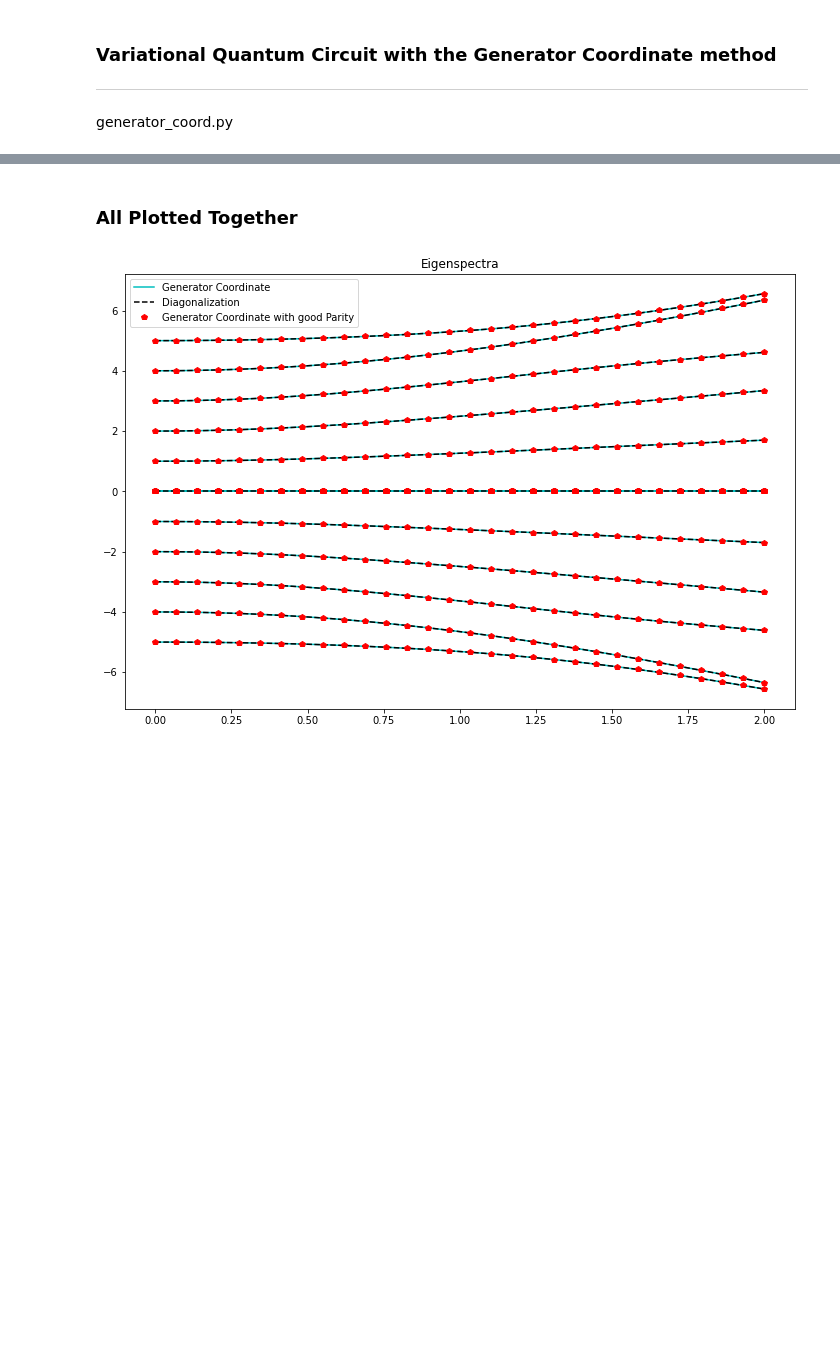
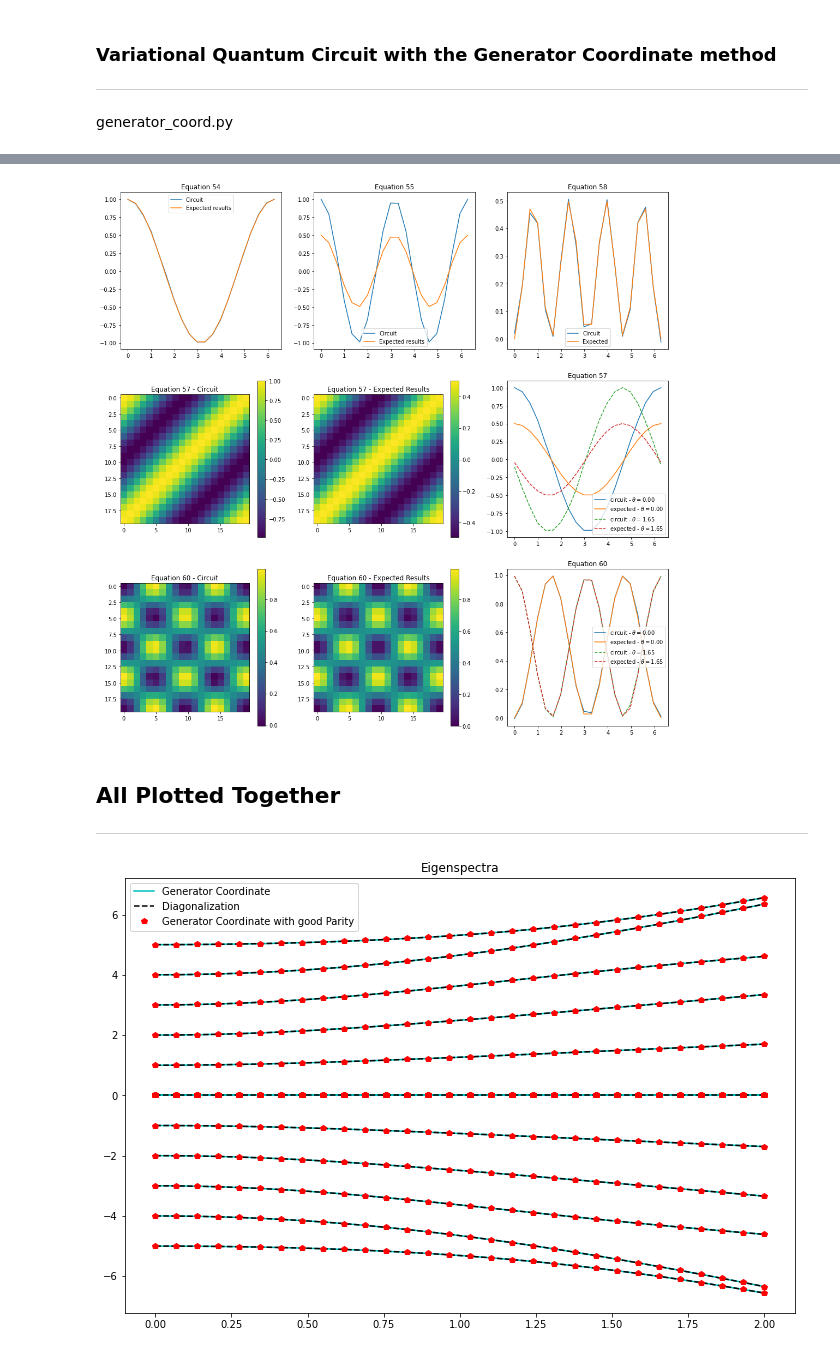
Before and after one commit to cwjsdsu/Qractice, a Jupyter notebook: McBrian/lipkin_model/lipkin.ipynb, the cells around one changed output, grey strips where cells are left out. Drawn from its saved outputs; the diff is of its cells as text; code cells hidden in the pictures; blank space fills up the shorter version.

```diff
--- a/McBrian/lipkin_model/lipkin.ipynb
+++ b/McBrian/lipkin_model/lipkin.ipynb
@@ -259,0 +290,18 @@ plt.show()
+# %%
+# Equation 55
+
+theta = np.linspace(0, 2*np.pi, n_variation)
+
+def diag_Z_circ(theta,backend,n_shots):
+    qc = qk.QuantumCircuit(1,1)
+
+    qc.ry(2*theta,0)
+    qc.measure(0,0)
+
+    exp_values = qk.execute(qc, backend, shots=n_shots)
+    results = exp_values.result().get_counts()
+    return mean_field.exp_value([1.,-1.], results, n_shots)
+
+z_diag_results = np.zeros(n_variation)
+for i_theta in range(n_variation):
+    z_diag_results[i_theta] = diag_Z_circ(theta[i_theta],backend,n_shots)
@@ -260,5 +396,61 @@ plt.show()
+# %%
+fig, axs = plt.subplots(3, 3, figsize=(18, 18))
+
+axs[0,0].set_title("Equation 54")
+axs[0,0].plot(theta, real_overlap_results, label="Circuit")
+axs[0,0].plot(theta,np.cos(theta), label="Expected results")
+axs[0,0].legend()
+
+axs[0,1].set_title("Equation 55")
+axs[0,1].plot(theta, z_diag_results, label="Circuit")
+axs[0,1].plot(theta,0.5*np.cos(2*theta), label="Expected results")
+axs[0,1].legend()
+
+axs[0,2].set_title("Equation 58")
+axs[0,2].plot(theta,pm_diag_results, label="Circuit")
+axs[0,2].plot(theta,0.5*np.sin(2*theta)**2, label="Expected")
+axs[0,2].legend()
+
+# ----------------------------------------------------------------------
+
+axs[1,0].set_title("Equation 57 - Circuit")
+im0 = axs[1,0].imshow(z_offdiag_results)
+fig.colorbar(im0, ax=axs[1, 0])
+
+axs[1,1].set_title("Equation 57 - Expected Results")
+im1 = axs[1,1].imshow(expected_z_offdiag)
+fig.colorbar(im1, ax=axs[1, 1])
+
+axs[1,2].set_title("Equation 57")
+axs[1,2].plot(theta,z_offdiag_results[0,:], label=r"circuit - $\theta=$%.2f"%theta[0])
+axs[1,2].plot(theta,expected_z_offdiag[0,:], label=r"expected - $\theta=$%.2f"%theta[0])
+axs[1,2].plot(theta,z_offdiag_results[5,:],'--', label=r"circuit - $\theta=$%.2f"%theta[5])
+axs[1,2].plot(theta,expected_z_offdiag[5,:],'--', label=r"expected - $\theta=$%.2f"%theta[5])
+axs[1,2].legend()
+
+#--------------------------------------------------------------------
+
+axs[2,0].set_title("Equation 60 - Circuit")
+im2 = axs[2,0].imshow(pm_offdiag_results)
+fig.colorbar(im2, ax=axs[2, 0])
+
+axs[2,1].set_title("Equation 60 - Expected Results")
+im3 = axs[2,1].imshow(expected_pm_offdiag)
+fig.colorbar(im3, ax=axs[2, 1])
+
+axs[2,2].set_title("Equation 60")
+axs[2,2].plot(theta,pm_offdiag_results[0,:], label=r"circuit - $\theta=$%.2f"%theta[0])
+axs[2,2].plot(theta,expected_pm_offdiag[0,:], label=r"expected - $\theta=$%.2f"%theta[0])
+axs[2,2].plot(theta,pm_offdiag_results[5,:],'--', label=r"circuit - $\theta=$%.2f"%theta[5])
+axs[2,2].plot(theta,expected_pm_offdiag[5,:],'--', label=r"expected - $\theta=$%.2f"%theta[5])
+axs[2,2].legend()
+
+plt.show()
+# %% [output]
+[figure, added]
 # %% [markdown]
-### All Plotted Together
+## All Plotted Together
+***
 # %%
 # Eigenspectra
 
```
Also changed, not shown: parts of 9 cells of this notebook, 1 other file.
